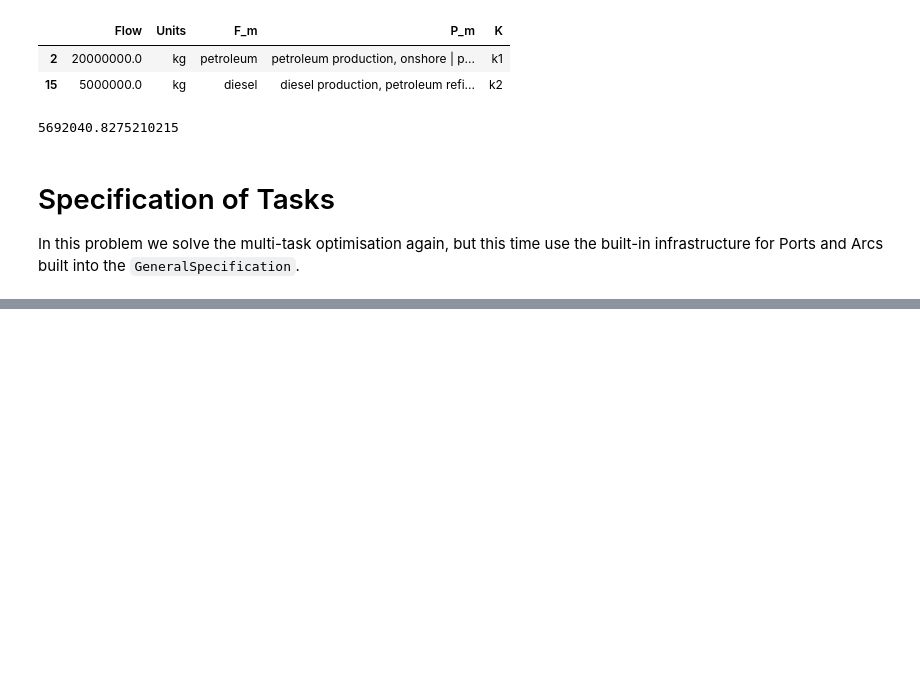
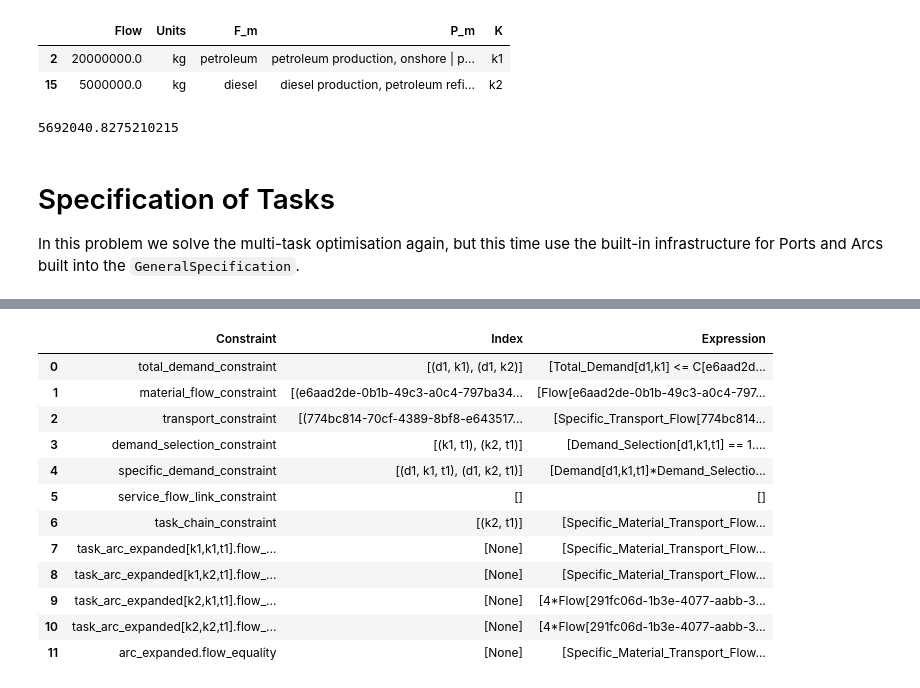
Before and after one commit to MGuo-Lab/LCA, a Jupyter notebook: notebooks/Toy_Problem_F1_Oil_Production.ipynb, the cells around one changed output, grey strips where cells are left out. Saved outputs shown, nothing was run; the diff lists cells and outputs as text; code cells hidden in the pictures; blank space fills up the shorter version.

```diff
--- a/notebooks/Toy_Problem_F1_Oil_Production.ipynb
+++ b/notebooks/Toy_Problem_F1_Oil_Production.ipynb
@@ -533,0 +527,32 @@ task_chain_constraint : Size=1, Index=task_chain_constraint_index, Active=True
+# %%
+def task_chain_rule(model, kk, t):
+    non_zero_A = any([model.calA[fm, pm, kk, t] > 0 for fm in model.F_m for pm in model.P_m])
+    non_zero_B = any([model.calB[fm, pm, kk, t] > 0 for fm in model.F_m for pm in model.P_m])
+    non_zero_C = any([model.calC[fm, pm, ft, pt, kk, t] > 0 for fm in model.F_m for pm in model.P_m
+                      for ft in model.F_t for pt in model.P_t])
+
+    if kk != model.K.first() and (non_zero_A or non_zero_B or non_zero_C):
+
+        # output of task kk
+        lhs1 = sum(model.calA[fm, pm, kk, t] * model.Flow[fm, pm, kk, t] +
+                   model.calB[fm, pm, kk, t] * model.Storage_Service_Flow[fm, pm, kk, t] for
+                   fm in model.F_m for pm in model.P_m)
+        lhs2 = sum(model.calC[fm, pm, ft, pt, kk, t] *
+                   model.Specific_Material_Transport_Flow[fm, pm, ft, pt, kk, t] for
+                   fm in model.F_m for pm in model.P_m for ft in model.F_t for pt in model.P_t)
+
+        # inputs of previous task k
+        k = model.K.prev(kk)
+        rhs1 = sum(model.calA[fm, pm, k, t] * model.Flow[fm, pm, k, t] +
+                   model.calB[fm, pm, k, t] * model.Storage_Service_Flow[fm, pm, k, t] for
+                   fm in model.F_m for pm in model.P_m)
+        rhs2 = sum(model.calC[fm, pm, ft, pt, k, t] *
+                   model.Specific_Material_Transport_Flow[fm, pm, ft, pt, k, t] for
+                   fm in model.F_m for pm in model.P_m for ft in model.F_t for pt in model.P_t)
+        return lhs1 + lhs2 >= rhs1 + rhs2
+    else:
+        return Constraint.Feasible
+
+model_instance4.task_chain_constraint = Constraint(model_instance4.K, model_instance4.T,
+                                                      rule=task_chain_rule)
+model_instance4.task_chain_constraint.pprint()
@@ -687,0 +728,18 @@ port : Size=2, Index=port_index
+# %%
+import mola.output as mo
+reload(mo)
+mo.get_constraints_frame(model_instance4)
+# %% [output]
+|  | Constraint | Index | Expression |
+| 0 | total_demand_constraint | [(d1, k1), (d1, k2)] | [Total_Demand[d1,k1] <= C[e6aad2d... |
+| 1 | material_flow_constraint | [(e6aad2de-0b1b-49c3-a0c4-797ba34... | [Flow[e6aad2de-0b1b-49c3-a0c4-797... |
+| 2 | transport_constraint | [(774bc814-70cf-4389-8bf8-e643517... | [Specific_Transport_Flow[774bc814... |
+| 3 | demand_selection_constraint | [(k1, t1), (k2, t1)] | [Demand_Selection[d1,k1,t1] == 1.... |
+| 4 | specific_demand_constraint | [(d1, k1, t1), (d1, k2, t1)] | [Demand[d1,k1,t1]*Demand_Selectio... |
+| 5 | service_flow_link_constraint | [] | [] |
+| 6 | task_chain_constraint | [(k2, t1)] | [Specific_Material_Transport_Flow... |
+| 7 | task_arc_expanded[k1,k1,t1].flow_... | [None] | [Specific_Material_Transport_Flow... |
+| 8 | task_arc_expanded[k1,k2,t1].flow_... | [None] | [Specific_Material_Transport_Flow... |
+| 9 | task_arc_expanded[k2,k1,t1].flow_... | [None] | [4*Flow[291fc06d-1b3e-4077-aabb-3... |
+| 10 | task_arc_expanded[k2,k2,t1].flow_... | [None] | [4*Flow[291fc06d-1b3e-4077-aabb-3... |
+| 11 | arc_expanded.flow_equality | [None] | [Specific_Material_Transport_Flow... |
```
Also changed, not shown: parts of 12 cells of this notebook, 6 other files.
